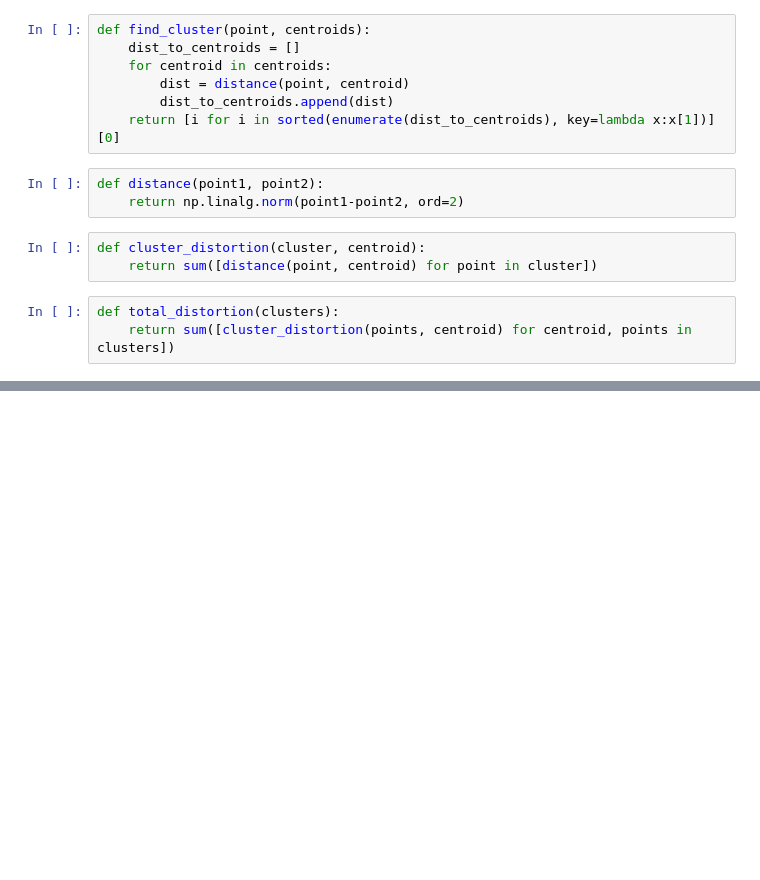
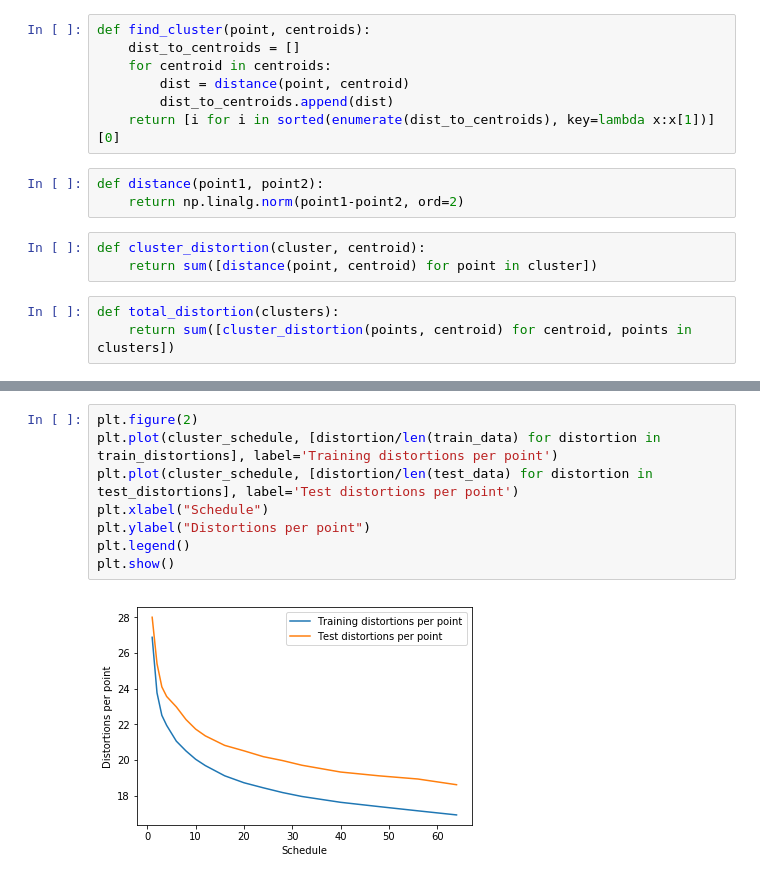
Before and after one commit to gokceuludogan/vector-quantization-with-kmeans, a Jupyter notebook: notebook/Vector Quantization.ipynb, the cells around one changed output, grey strips where cells are left out. Saved outputs shown, nothing was run; the diff lists cells and outputs as text; blank space fills up the shorter version.

```diff
--- a/notebook/Vector Quantization.ipynb
+++ b/notebook/Vector Quantization.ipynb
@@ -127,0 +143,10 @@ print(test_distortions)
+# %%
+plt.figure(2)
+plt.plot(cluster_schedule, [distortion/len(train_data) for distortion in train_distortions], label='Training distortions per point')
+plt.plot(cluster_schedule, [distortion/len(test_data) for distortion in test_distortions], label='Test distortions per point')
+plt.xlabel("Schedule")
+plt.ylabel("Distortions per point")
+plt.legend()
+plt.show()
+# %% [output]
+[figure, added]
```
Also changed, not shown: parts of 7 cells of this notebook.
